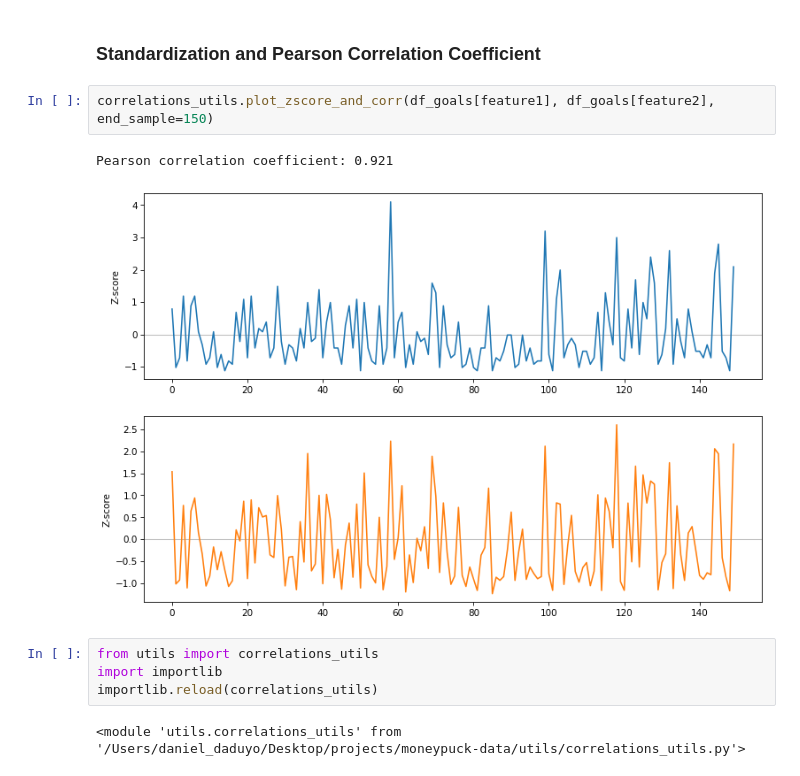
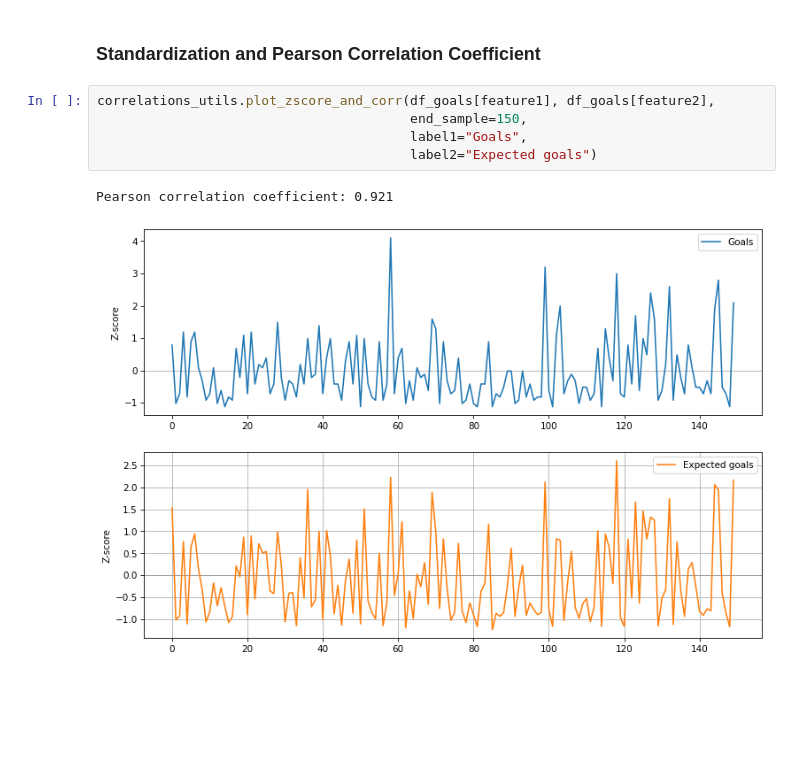
Before and after one commit to thedanicode24/moneypuck-data, a Jupyter notebook: skaters/correlations.ipynb, the cells around one changed output. Drawn from its saved outputs; the diff is of its cells as text; blank space fills up the shorter version.

```diff
--- a/skaters/correlations.ipynb
+++ b/skaters/correlations.ipynb
@@ -91,13 +91,10 @@ correlations_utils.plot_decile(df_goals, feature1, feature2, xlabel=feature1, yl
 # %% [markdown]
 ### Standardization and Pearson Correlation Coefficient
 # %%
-correlations_utils.plot_zscore_and_corr(df_goals[feature1], df_goals[feature2], end_sample=150)
+correlations_utils.plot_zscore_and_corr(df_goals[feature1], df_goals[feature2],
+                                        end_sample=150,
+                                        label1="Goals",
+                                        label2="Expected goals")
 # %% [output]
 Pearson correlation coefficient: 0.921
-[figure, old version]
+[figure, new version]
-# %%
-from utils import correlations_utils
-import importlib
-importlib.reload(correlations_utils)
-# %% [output]
-<module 'utils.correlations_utils' from '/Users/daniel_daduyo/Desktop/projects/moneypuck-data/utils/correlations_utils.py'>
```
Also changed, not shown: parts of 3 cells of this notebook, 1 other file.
